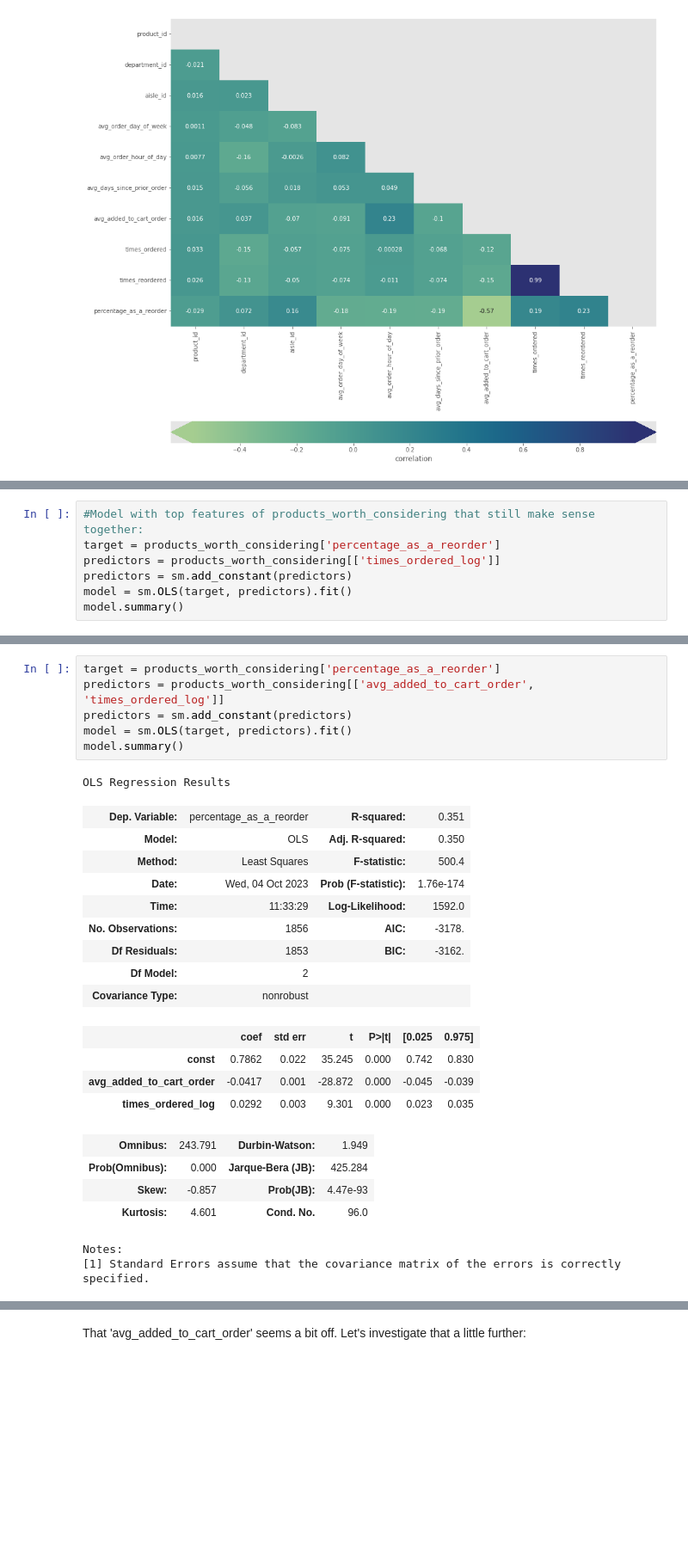
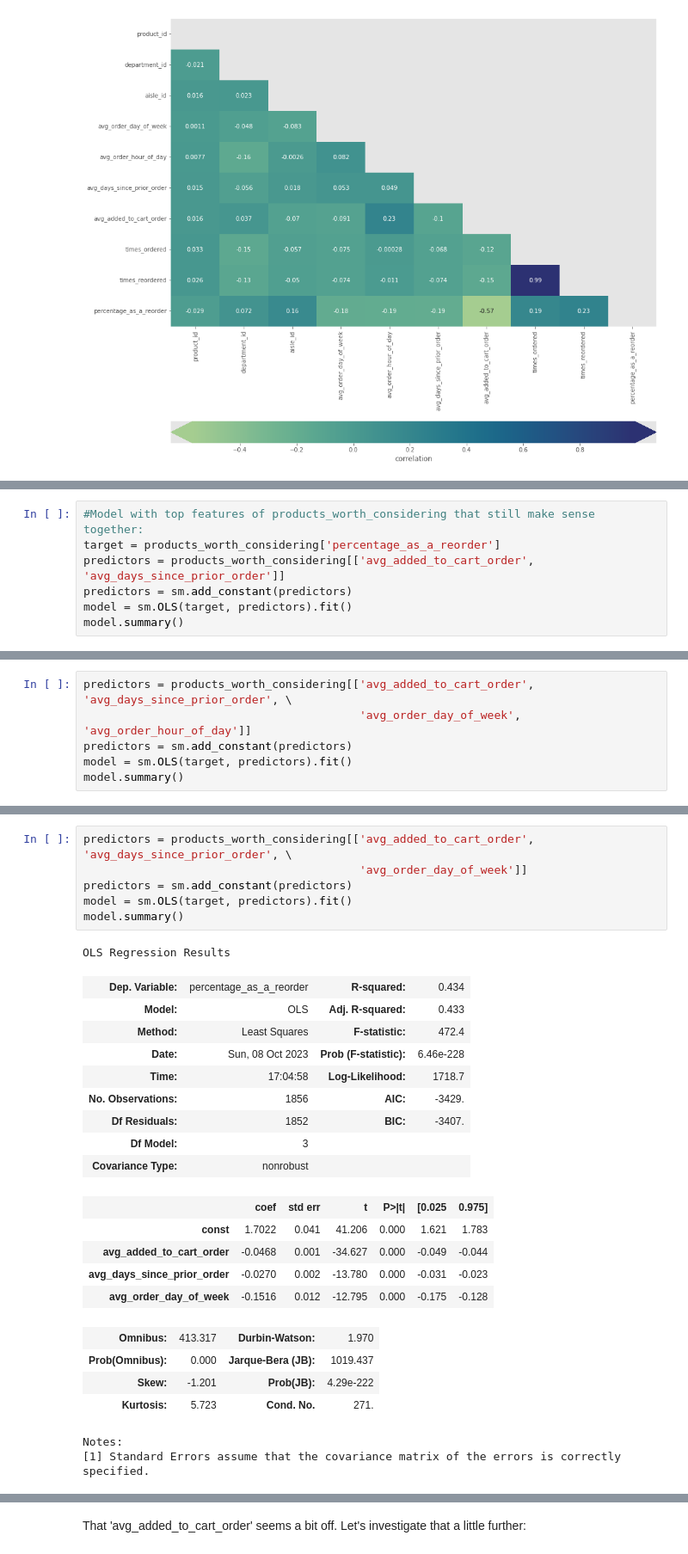
Before and after one commit to joeldmott/Instacart_Project, a Jupyter notebook: project_notebook.ipynb, the cells around one changed output, grey strips where cells are left out. Shown at 86% size. Drawn from its saved outputs; the diff is of its cells as text; blank space fills up the shorter version.

```diff
--- a/project_notebook.ipynb
+++ b/project_notebook.ipynb
@@ -1119,7 +1128,7 @@ products_worth_considering['times_ordered_log'] = np.log(products_worth_consider
 # %%
 #Model with top features of products_worth_considering that still make sense together:
 target = products_worth_considering['percentage_as_a_reorder']
-predictors = products_worth_considering[['times_ordered_log']]
+predictors = products_worth_considering[['avg_added_to_cart_order', 'avg_days_since_prior_order']]
 predictors = sm.add_constant(predictors)
 model = sm.OLS(target, predictors).fit()
 model.summary()
@@ -1147,0 +1158,6 @@ A logarithmically-transformed times_ordered feature alone does not improve on th
+# %%
+predictors = products_worth_considering[['avg_added_to_cart_order', 'avg_days_since_prior_order', \
+                                         'avg_order_day_of_week', 'avg_order_hour_of_day']]
+predictors = sm.add_constant(predictors)
+model = sm.OLS(target, predictors).fit()
+model.summary()
@@ -1148,27 +1189,28 @@ A logarithmically-transformed times_ordered feature alone does not improve on th
 # %%
-target = products_worth_considering['percentage_as_a_reorder']
-predictors = products_worth_considering[['avg_added_to_cart_order', 'times_ordered_log']]
+predictors = products_worth_considering[['avg_added_to_cart_order', 'avg_days_since_prior_order', \
+                                         'avg_order_day_of_week']]
 predictors = sm.add_constant(predictors)
 model = sm.OLS(target, predictors).fit()
 model.summary()
 # %% [output]
 OLS Regression Results
-| Dep. Variable: | percentage_as_a_reorder | R-squared: | 0.351 |
-| Model: | OLS | Adj. R-squared: | 0.350 |
-| Method: | Least Squares | F-statistic: | 500.4 |
-| Date: | Wed, 04 Oct 2023 | Prob (F-statistic): | 1.76e-174 |
-| Time: | 11:33:29 | Log-Likelihood: | 1592.0 |
-| No. Observations: | 1856 | AIC: | -3178. |
-| Df Residuals: | 1853 | BIC: | -3162. |
-| Df Model: | 2 |  |  |
+| Dep. Variable: | percentage_as_a_reorder | R-squared: | 0.434 |
+| Model: | OLS | Adj. R-squared: | 0.433 |
+| Method: | Least Squares | F-statistic: | 472.4 |
+| Date: | Sun, 08 Oct 2023 | Prob (F-statistic): | 6.46e-228 |
+| Time: | 17:04:58 | Log-Likelihood: | 1718.7 |
+| No. Observations: | 1856 | AIC: | -3429. |
+| Df Residuals: | 1852 | BIC: | -3407. |
+| Df Model: | 3 |  |  |
 | Covariance Type: | nonrobust |  |  |
 |  | coef | std err | t | P>|t| | [0.025 | 0.975] |
-| const | 0.7862 | 0.022 | 35.245 | 0.000 | 0.742 | 0.830 |
-| avg_added_to_cart_order | -0.0417 | 0.001 | -28.872 | 0.000 | -0.045 | -0.039 |
-| times_ordered_log | 0.0292 | 0.003 | 9.301 | 0.000 | 0.023 | 0.035 |
+| const | 1.7022 | 0.041 | 41.206 | 0.000 | 1.621 | 1.783 |
+| avg_added_to_cart_order | -0.0468 | 0.001 | -34.627 | 0.000 | -0.049 | -0.044 |
+| avg_days_since_prior_order | -0.0270 | 0.002 | -13.780 | 0.000 | -0.031 | -0.023 |
+| avg_order_day_of_week | -0.1516 | 0.012 | -12.795 | 0.000 | -0.175 | -0.128 |
-| Omnibus: | 243.791 | Durbin-Watson: | 1.949 |
-| Prob(Omnibus): | 0.000 | Jarque-Bera (JB): | 425.284 |
-| Skew: | -0.857 | Prob(JB): | 4.47e-93 |
-| Kurtosis: | 4.601 | Cond. No. | 96.0 |
+| Omnibus: | 413.317 | Durbin-Watson: | 1.970 |
+| Prob(Omnibus): | 0.000 | Jarque-Bera (JB): | 1019.437 |
+| Skew: | -1.201 | Prob(JB): | 4.29e-222 |
+| Kurtosis: | 5.723 | Cond. No. | 271. |
 Notes:
 [1] Standard Errors assume that the covariance matrix of the errors is correctly specified.
```
Also changed, not shown: parts of 45 cells of this notebook, 1 other file.
